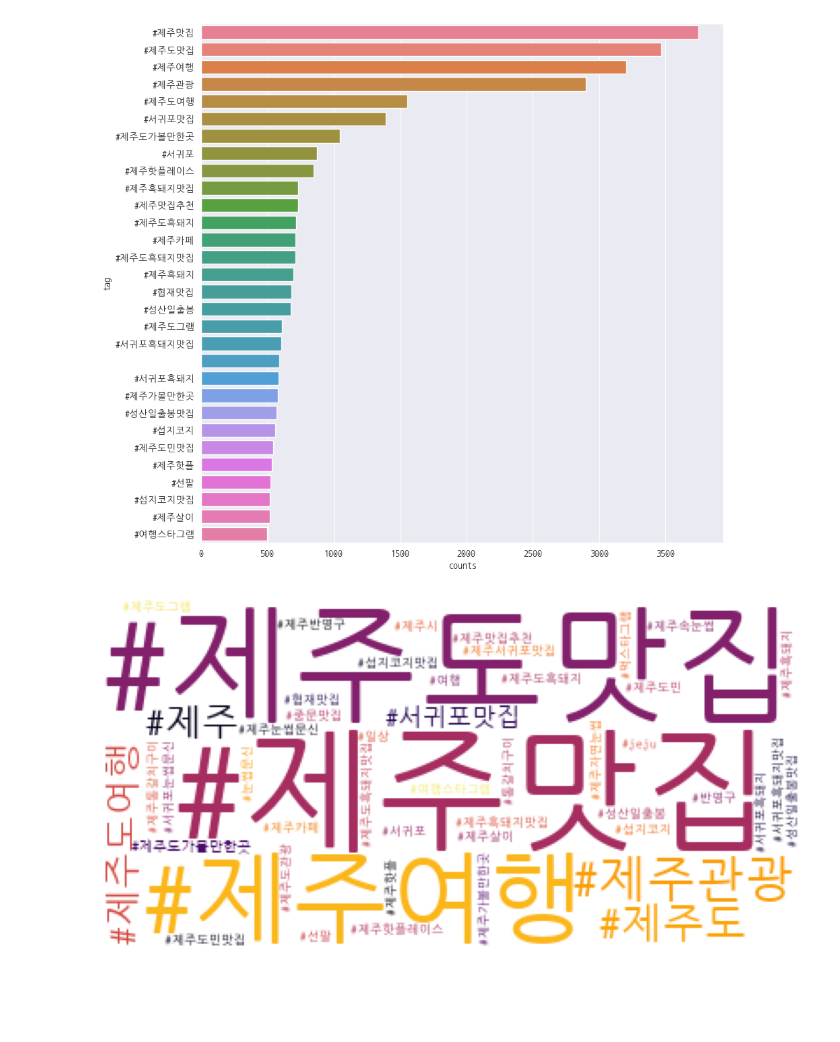
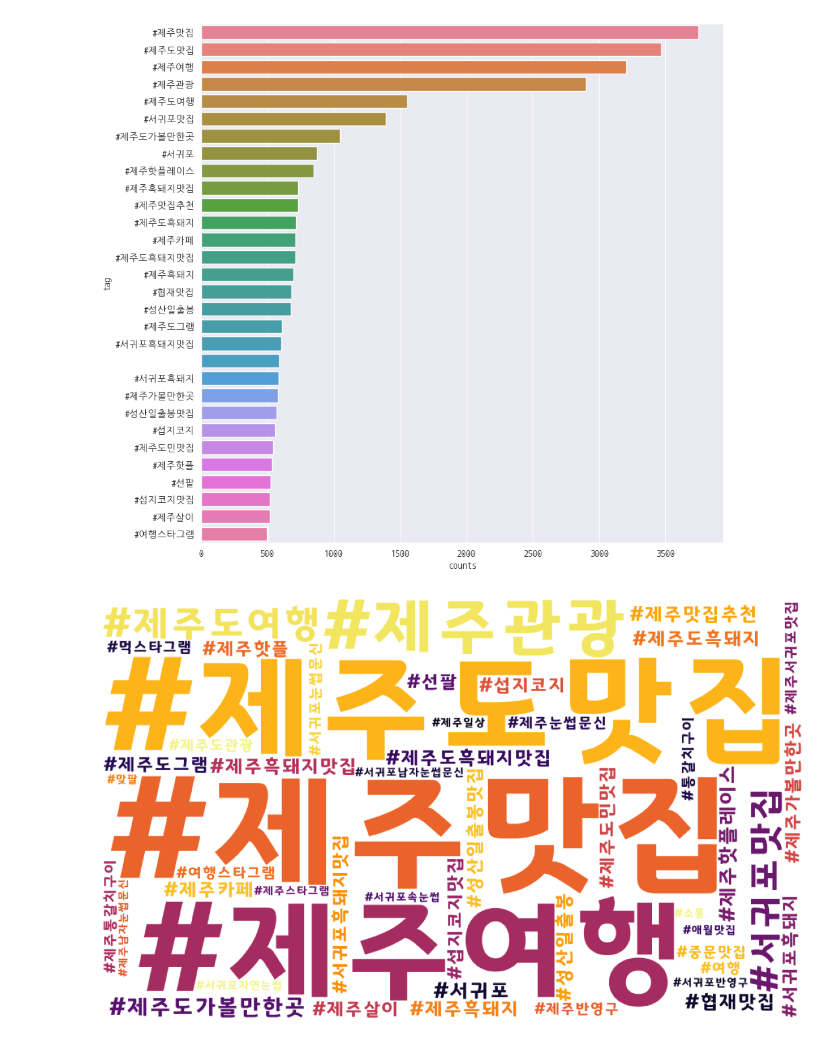
Before and after one commit to devuoon/bigdata-analysis-2024, a Jupyter notebook: day04/da11_제주도핫플레이스_크롤링.ipynb, the cells around one changed output. Cells and saved outputs as stored; diff of their text form; code cells hidden in the pictures; blank space fills up the shorter version.

```diff
--- a/day04/da11_제주도핫플레이스_크롤링.ipynb
+++ b/day04/da11_제주도핫플레이스_크롤링.ipynb
@@ -250,15 +250,15 @@ elif platform.system() == 'Darwin': #macos
 sns.set_style('white')
 # %%
 # 워드 클라우드 만들기
-tagsList = dict(tagCounts.most_common(50))
-wc = WordCloud(font_path=fontPath, colormap='inferno', background_color='white', max_words=100).generate_from_frequencies(tagsList)
+tagsList = dict(tagFilterCounts.most_common(50))
+wc = WordCloud(font_path=fontPath, colormap='inferno', width=1000, height=600, background_color='white', max_words=100).generate_from_frequencies(tagsList)
 
 plt.figure(figsize=(15,10))
 plt.imshow(wc)
 plt.axis('off') #x,y좌표 숨김
 plt.show()
 # %% [output]
-[figure, old version]
+[figure, new version]
 # %%
 # 폰트 경로 변경
 if platform.system() == 'Windows':
```
Also changed, not shown: parts of 2 cells of this notebook, 1 other file.
